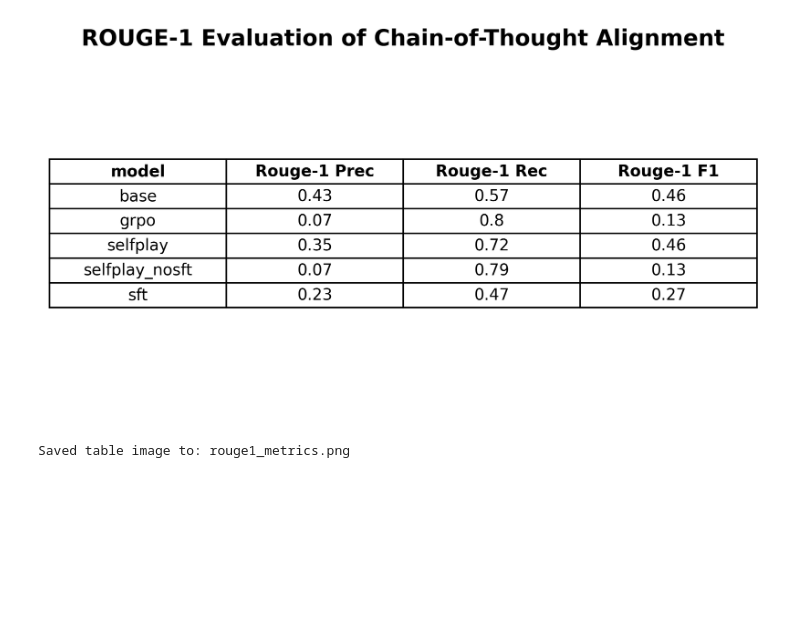
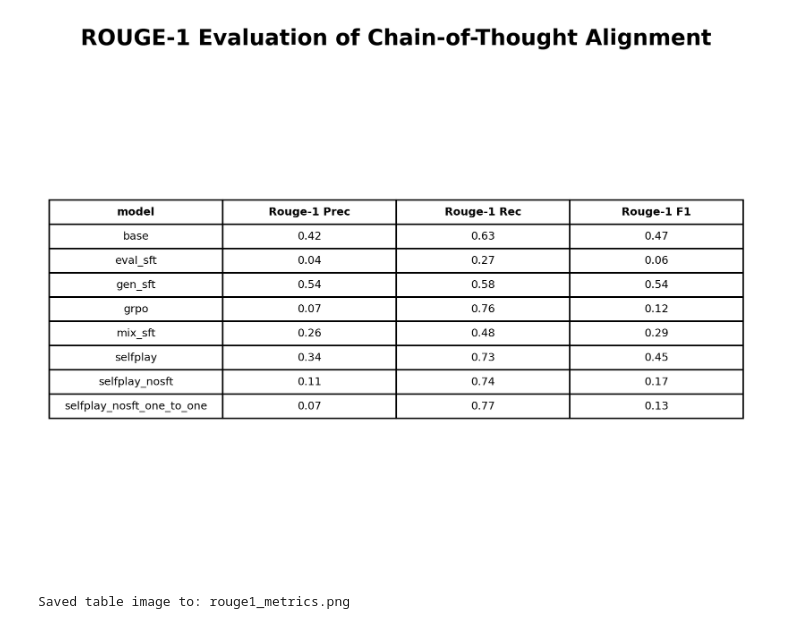
Before and after one commit to user074/llm_marl, a Jupyter notebook: results/evaluation.ipynb, the cells around one changed output. Saved outputs shown, nothing was run; the diff lists cells and outputs as text; code cells hidden in the pictures; blank space fills up the shorter version.

```diff
--- a/results/evaluation.ipynb
+++ b/results/evaluation.ipynb
@@ -62,9 +63,10 @@ import re
 import matplotlib.pyplot as plt
 from IPython.display import Image, display
 
-csv_files = glob.glob('final_test_*.csv')
+data_dir = '/Users/cedric/Desktop/llm_marl/results/final_eval'
+csv_files = glob.glob(os.path.join(data_dir, 'final_test_*.csv'))
 if not csv_files:
-    raise FileNotFoundError("No CSV files found.")
+    raise FileNotFoundError(f"No CSV files found in {data_dir}")
 df = pd.concat([
     pd.read_csv(f).assign(model=os.path.basename(f)
                                  .replace('final_test_','')
@@ -116,33 +118,33 @@ metrics = (
     })
 )
 
 fig, ax = plt.subplots(figsize=(8, 0.6 * len(metrics) + 1))
 fig.subplots_adjust(top=0.9)
 ax.set_title('ROUGE-1 Evaluation of Chain-of-Thought Alignment',
              fontsize=14, fontweight='bold', pad=5)
 ax.axis('off')
 
 tbl = ax.table(
     cellText=metrics.values,
     colLabels=metrics.columns,
     loc='center'
 )
 
 for (row, col), cell in tbl.get_celld().items():
     cell.set_text_props(ha='center', va='center')
     if row == 0:
         cell.get_text().set_fontweight('bold')
 
-tbl.auto_set_font_size(False)
+tbl.auto_set_font_size(True)
 tbl.set_fontsize(10)
 tbl.scale(1, 1.3)
 
 output_path = 'rouge1_metrics.png'
 plt.savefig(output_path, bbox_inches='tight', dpi=300)
 plt.close(fig)
 
 display(Image(output_path))
 print(f"Saved table image to: {output_path}")
 # %% [output]
-[figure, old version]
+[figure, new version]
 Saved table image to: rouge1_metrics.png
```
Also changed, not shown: parts of 1 cell of this notebook.
